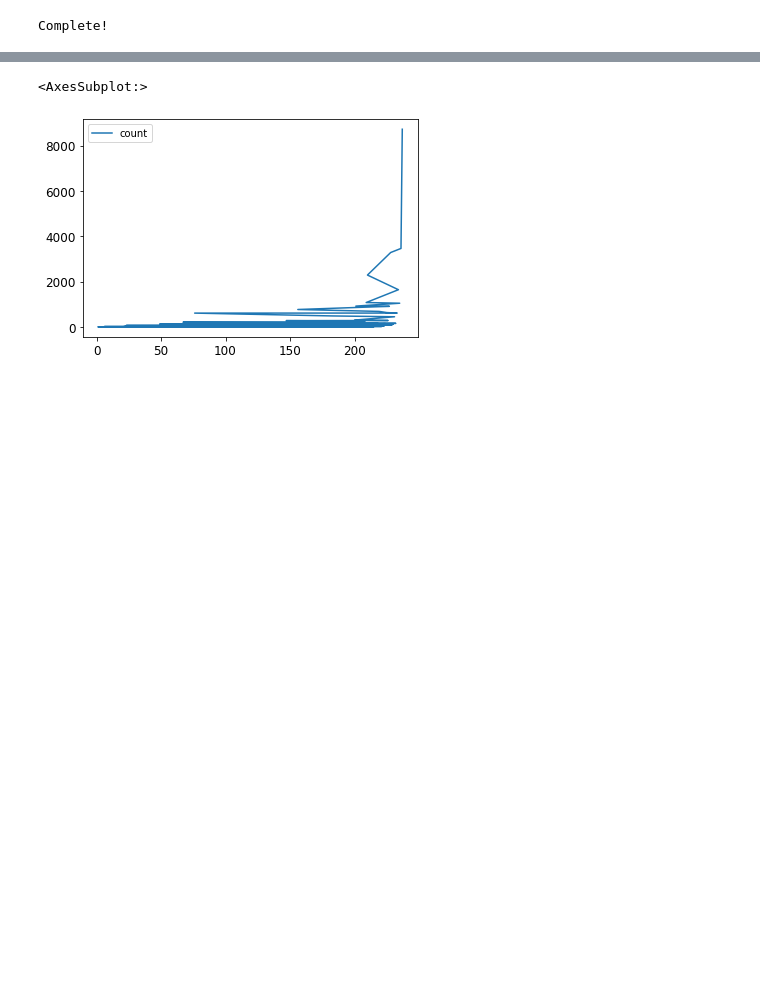
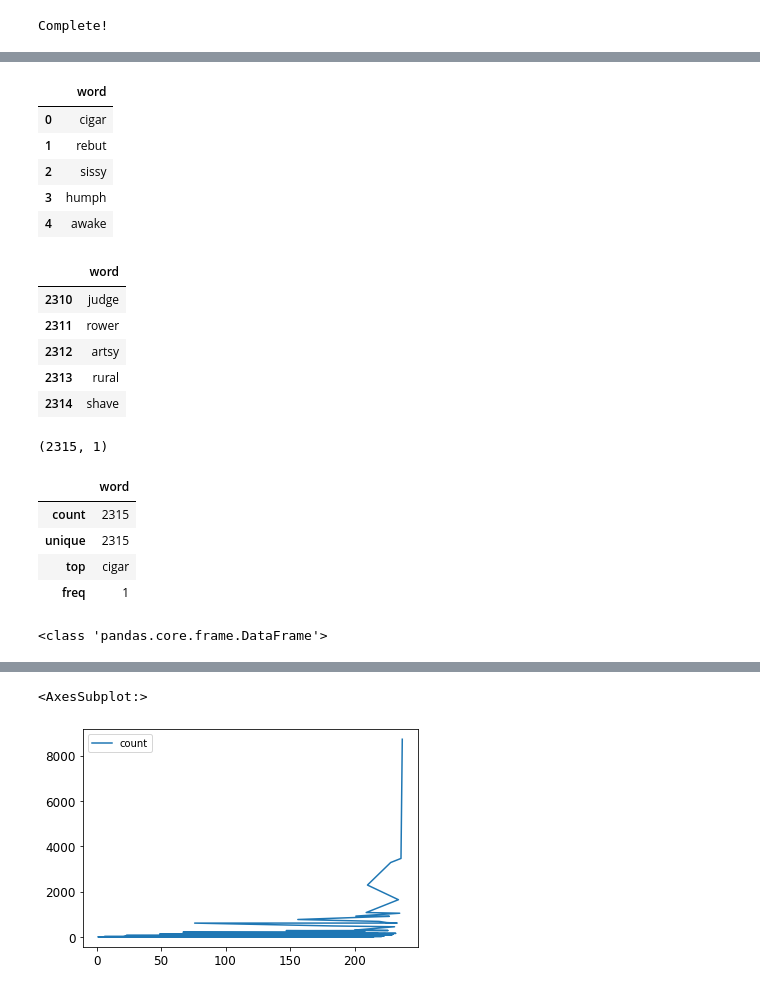
Before and after one commit to McQuillanJes/4310-Team14, a Jupyter notebook: MLP2/analysis/MLP2-Team14.ipynb, the cells around one changed output, grey strips where cells are left out. Saved outputs shown, nothing was run; the diff lists cells and outputs as text; code cells hidden in the pictures; blank space fills up the shorter version.

```diff
--- a/MLP2/analysis/MLP2-Team14.ipynb
+++ b/MLP2/analysis/MLP2-Team14.ipynb
@@ -117,15 +158,28 @@ dtype: bool
 # %%
-#Read answers
-answers_file = open("../rawdata/answers.txt")
-raw_answers = answers_file.read()
-answers = raw_answers.splitlines()
-#print(answers[:10])
-
-#Read other words
-other_words_file = open("../rawdata/other_words.txt")
-raw_other_words = other_words_file.read()
-other_words = raw_other_words.splitlines()
-#print(other_words[:10])
-
-#combine them
-words = sorted(answers + other_words)
+answers = pd.read_csv("../rawdata/answers.csv", header=None)
+answers.columns = ['word']
+display(answers.head())
+display(answers.tail())
+display(answers.shape)
+display(answers.describe())
+print(type(answers))
+# %% [output]
+|  | word |
+| 0 | cigar |
+| 1 | rebut |
+| 2 | sissy |
+| 3 | humph |
+| 4 | awake |
+|  | word |
+| 2310 | judge |
+| 2311 | rower |
+| 2312 | artsy |
+| 2313 | rural |
+| 2314 | shave |
+(2315, 1)
+|  | word |
+| count | 2315 |
+| unique | 2315 |
+| top | cigar |
+| freq | 1 |
+<class 'pandas.core.frame.DataFrame'>
```
Also changed, not shown: parts of 23 cells of this notebook.
